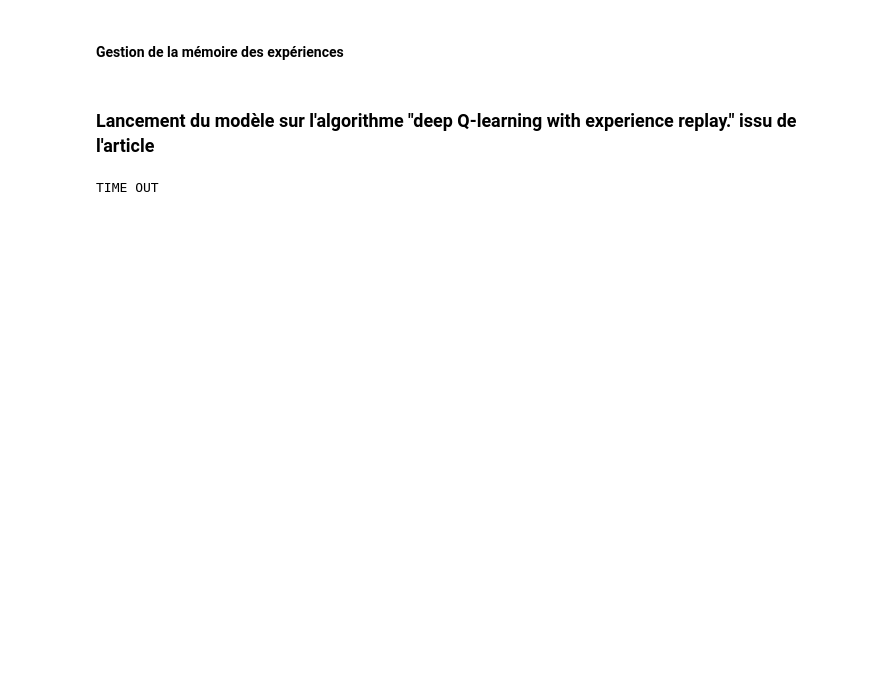
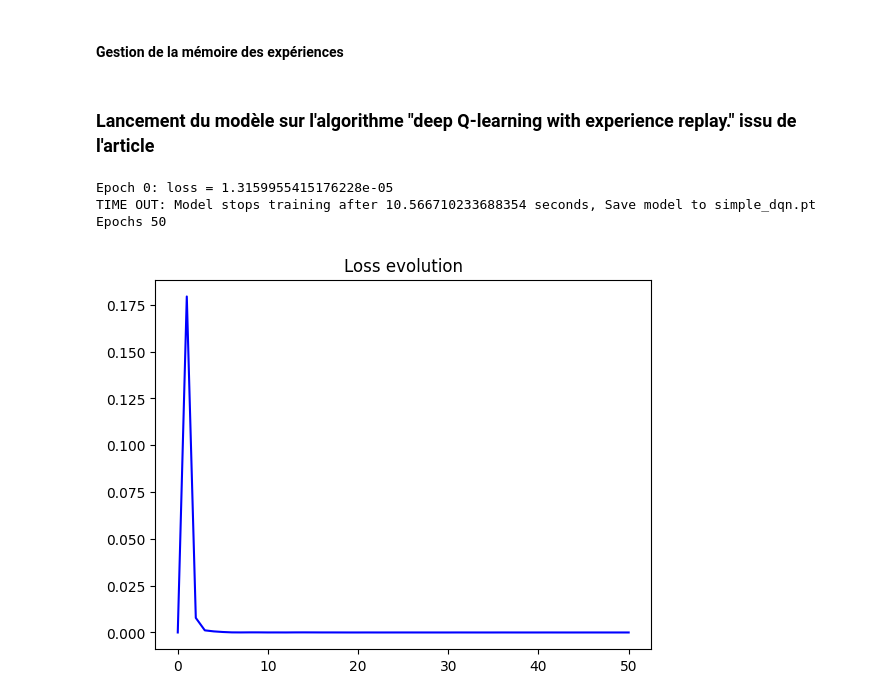
Before and after one commit to Bast-94/RL-DQN, a Jupyter notebook: RL_DQN.ipynb, the cells around one changed output. Saved outputs shown, nothing was run; the diff lists cells and outputs as text; code cells hidden in the pictures; blank space fills up the shorter version.

Commit message:
ADD(loss_evolution, time out)

```diff
--- a/RL_DQN.ipynb
+++ b/RL_DQN.ipynb
@@ -235,6 +241,11 @@ class DQNAgent():
     self.loss_func = nn.MSELoss()
     self.begin_time = time()
     self.stop = False
+    self.epoch_count = 0
+    if (model_file is None):
+      self.model_file = 'model.pt'
+    else:
+      self.model_file = model_file
 
   def train_agent(self,nb_episodes:int):
     episode_index = 0
@@ -262,7 +273,7 @@ class DQNAgent():
     # Make action and retrieve r_t and x_t
     next_state,reward,done,info = self.make_action(a_t)
     # Store transition
-    transition = GameTransition(current_state,action,reward,next_state,done)
+    transition = GameTransition(current_state,a_t,reward,next_state,done)
     self.experiences.enqueue(transition)
     # Sample minibatch of transitions
     mini_batch = self.experiences.tensor_batch(self.batch_size)
@@ -283,6 +294,9 @@ class DQNAgent():
     loss.backward()
     self.loss_evolution.append(loss.item())
     self.optimizer.step()
+    if(self.verbose and self.epoch_count %100 ==0):
+      print(f'Epoch {self.epoch_count}: loss = {loss.item()}')
+    self.epoch_count +=1
 
   def make_action(self, action: Action) -> tuple[State,float, bool,dict]:
     state,reward,truncated, terminated,info = self.env.step(action)
@@ -304,16 +318,35 @@ class DQNAgent():
     self.target_model = copy.deepcopy(self.model)
     self.target_model.eval()
 
+  def reboot_timer(self):
+    self.begin_time = time()
+    self.stop = False
+    self.loss_evolution = []
+
   def update_time(self):
     current_time = int(time())
-    self.stop = current_time - self.begin_time > self.time_limit
+    delta = current_time - self.begin_time
+    self.stop = delta > self.time_limit
     if(self.stop):
       # Save model
-      print(f'TIME OUT')
+      torch.save(self.model,self.model_file+'.pt')
+      print(f'TIME OUT: Model stops training after {delta:.2f} seconds, Save model to {self.model_file}.pt')
+      print(f'Epochs {self.epoch_count}')
 # %%
 env = gym.make('ALE/Breakout-v5', render_mode="rgb_array")
-agent = DQNAgent(env)
-agent.time_limit =1
-agent.train_agent(nb_episodes=500)
+agent = DQNAgent(env,verbose=True,model_file='simple_dqn')
+agent.train_agent(25000)
 # %% [output]
-TIME OUT
+Epoch 0: loss = 1.3159955415176228e-05
+TIME OUT: Model stops training after 10.566710233688354 seconds, Save model to simple_dqn.pt
+Epochs 50
+# %%
+import matplotlib.pyplot as plt
+fig = plt.figure()
+ax = fig.add_subplot(111)
+ax.plot(agent.loss_evolution,color='blue')
+ax.set_title(f'Loss evolution for {agent.model_file}')
+plt.show()
+fig.savefig('loss.png')
+# %% [output]
+[figure, added]
```
Also changed, not shown: parts of 3 cells of this notebook.
